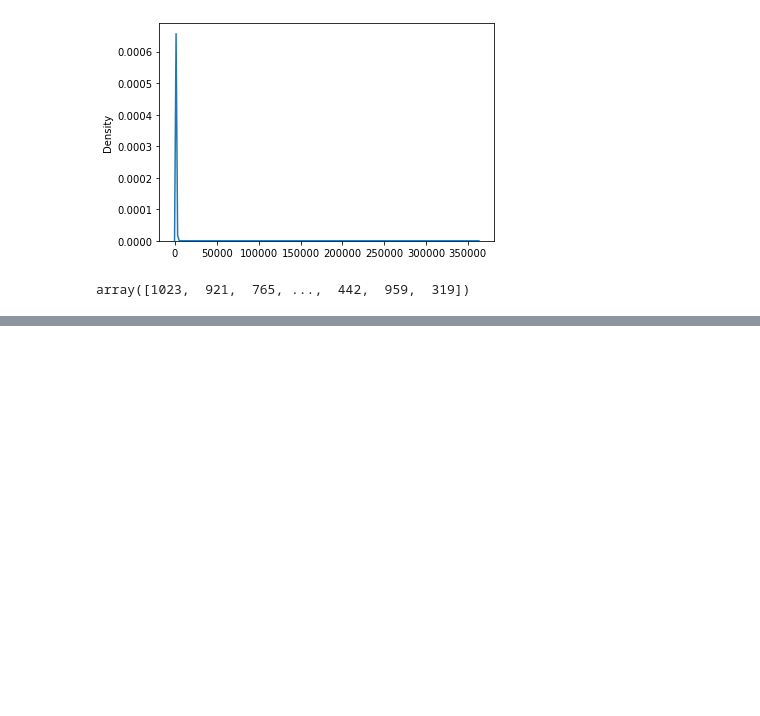
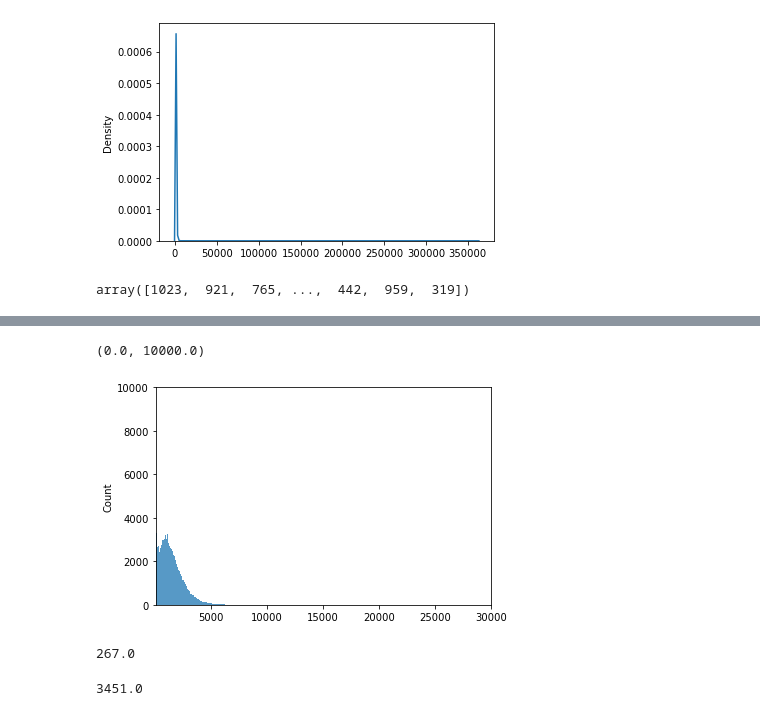
Before and after one commit to wangyibin/CPhasing, a Jupyter notebook: notebooks/hcr_from_contacts.ipynb, the cells around one changed output, grey strips where cells are left out. Saved outputs shown, nothing was run; the diff lists cells and outputs as text; code cells hidden in the pictures; blank space fills up the shorter version.

```diff
--- a/notebooks/hcr_from_contacts.ipynb
+++ b/notebooks/hcr_from_contacts.ipynb
@@ -79,0 +110,21 @@ array([1023,  921,  765, ...,  442,  959,  319])
+# %%
+cool = cooler.Cooler("./C88.10000.cool")
+matrix = cool.matrix(balance=False, sparse=True)[:]
+# %%
+sns.histplot(np.array(matrix.sum(axis=1)).T[0])
+plt.xlim(100, 30000)
+plt.ylim(0,10000)
+# %% [output]
+(0.0, 10000.0)
+[figure, added]
+# %%
+np.median(np.array(matrix.sum(axis=1)))
+# %% [output]
+267.0
+# %%
+sum_array = np.array(matrix.sum(axis=1)).T[0]
+sum_array_nonzero = sum_array[sum_array > 50]
+np.median(sum_array_nonzero)
+np.percentile(sum_array_nonzero, 95)
+# %% [output]
+3451.0
```
Also changed, not shown: parts of 12 cells of this notebook, 5 other files.
